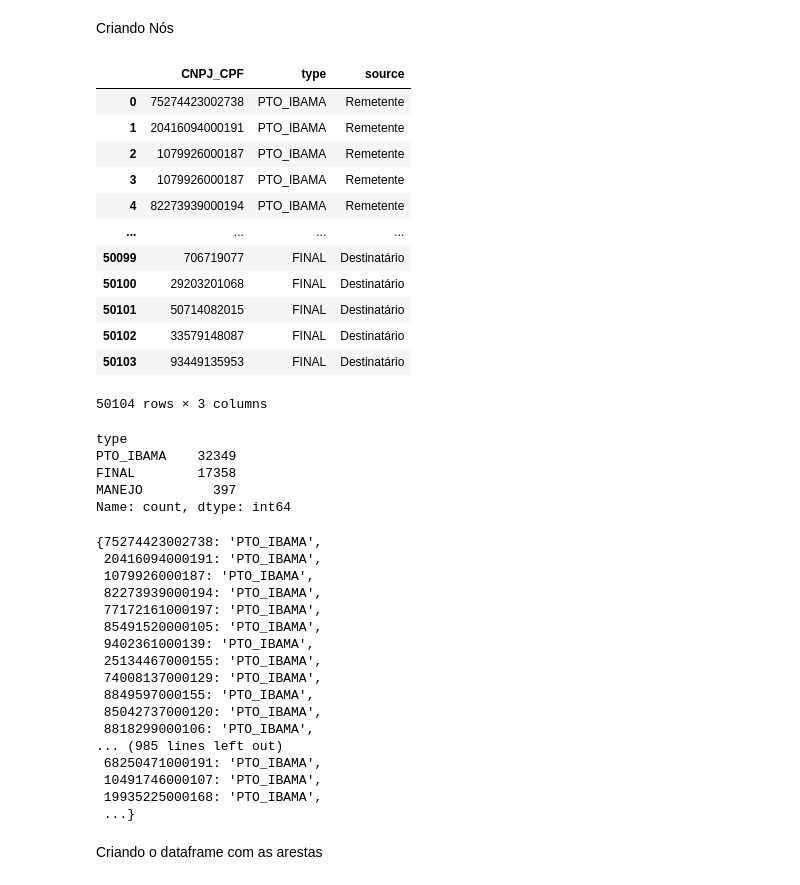
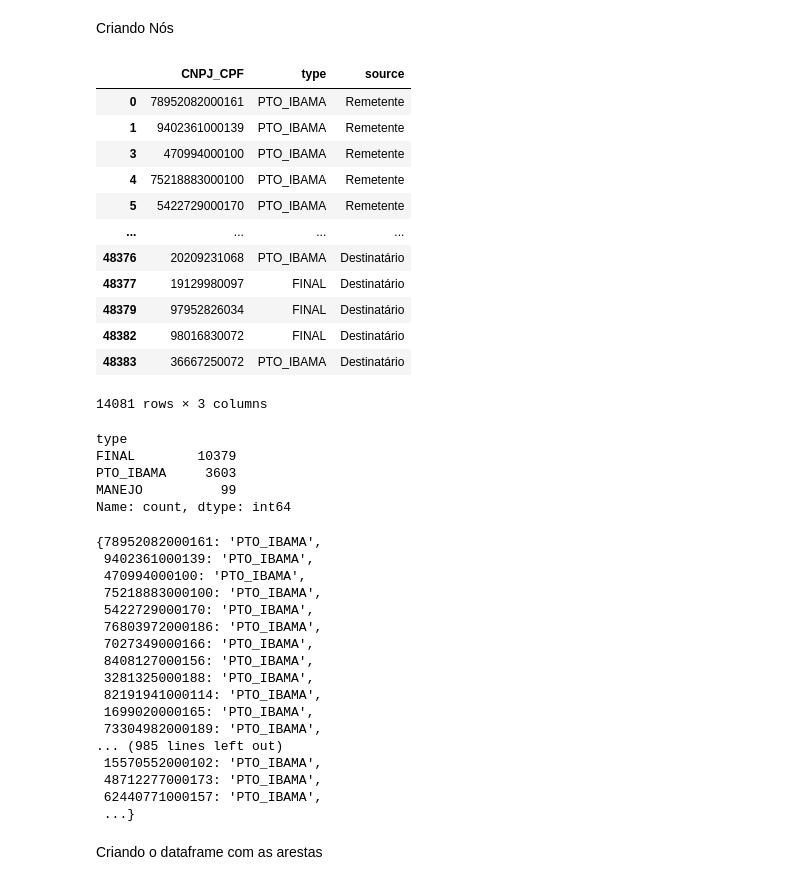
Before and after one commit to mistercapote/atividade_madeireira, a Jupyter notebook: src/example.ipynb, the cells around one changed output. Cells and saved outputs as stored; diff of their text form; code cells hidden in the pictures.

```diff
--- a/src/example.ipynb
+++ b/src/example.ipynb
@@ -212,38 +212,48 @@ transportes_junho[['CPF_CNPJ_Rem', 'CPF_CNPJ_Des','TpRem', 'TpDes' ]]
 # %% [markdown]
 Criando Nós
+# %%
+transportes_julho = pd.read_csv('../data/df_07.csv')
+transportes_agosto = pd.read_csv('../data/df_08.csv')
+transportes_setembro = pd.read_csv('../data/df_09.csv')
+transportes_outubro= pd.read_csv('../data/df_10.csv')
+transportes_novembro = pd.read_csv('../data/df_11.csv')
+transportes_dezembro = pd.read_csv('../data/df_12.csv')
+
+# transporte_segundo_semestre= pd.concat([transportes_julho, transportes_agosto, transportes_setembro, transportes_outubro, transportes_novembro, transportes_dezembro], ignore_index=True)
+transporte_segundo_semestre = pd.read_csv('../data/df_07.csv')
 # %%
-rem_df = transportes_junho[['CPF_CNPJ_Rem', 'TpRem']].rename(columns={'CPF_CNPJ_Rem': 'CNPJ_CPF', 'TpRem': 'type'})
+rem_df = transporte_segundo_semestre[['CPF_CNPJ_Rem', 'TpRem']].rename(columns={'CPF_CNPJ_Rem': 'CNPJ_CPF', 'TpRem': 'type'})
 rem_df['source'] = 'Remetente'
 
 # Criar DataFrame para CPF_CNPJ_Des e TpDes
-des_df = transportes_junho[['CPF_CNPJ_Des', 'TpDes']].rename(columns={'CPF_CNPJ_Des': 'CNPJ_CPF', 'TpDes': 'type'})
+des_df = transporte_segundo_semestre[['CPF_CNPJ_Des', 'TpDes']].rename(columns={'CPF_CNPJ_Des': 'CNPJ_CPF', 'TpDes': 'type'})
 des_df['source'] = 'Destinatário'
 
 # Concatenar ambos os DataFrames
 node_df= pd.concat([rem_df, des_df], ignore_index=True)
-node_df.drop_duplicates('CNPJ_CPF')
+node_df = node_df.drop_duplicates('CNPJ_CPF')
 node_df
 # %% [output]
 |  | CNPJ_CPF | type | source |
-| 0 | 75274423002738 | PTO_IBAMA | Remetente |
-| 1 | 20416094000191 | PTO_IBAMA | Remetente |
-| 2 | 1079926000187 | PTO_IBAMA | Remetente |
-| 3 | 1079926000187 | PTO_IBAMA | Remetente |
-| 4 | 82273939000194 | PTO_IBAMA | Remetente |
+| 0 | 78952082000161 | PTO_IBAMA | Remetente |
+| 1 | 9402361000139 | PTO_IBAMA | Remetente |
+| 3 | 470994000100 | PTO_IBAMA | Remetente |
+| 4 | 75218883000100 | PTO_IBAMA | Remetente |
+| 5 | 5422729000170 | PTO_IBAMA | Remetente |
 | ... | ... | ... | ... |
-| 50099 | 706719077 | FINAL | Destinatário |
-| 50100 | 29203201068 | FINAL | Destinatário |
-| 50101 | 50714082015 | FINAL | Destinatário |
-| 50102 | 33579148087 | FINAL | Destinatário |
-| 50103 | 93449135953 | FINAL | Destinatário |
+| 48376 | 20209231068 | PTO_IBAMA | Destinatário |
+| 48377 | 19129980097 | FINAL | Destinatário |
+| 48379 | 97952826034 | FINAL | Destinatário |
+| 48382 | 98016830072 | FINAL | Destinatário |
+| 48383 | 36667250072 | PTO_IBAMA | Destinatário |
-50104 rows × 3 columns
+14081 rows × 3 columns
 # %%
 node_df['type'].value_counts()
 # %% [output]
 type
-PTO_IBAMA    32349
-FINAL        17358
-MANEJO         397
+FINAL        10379
+PTO_IBAMA     3603
+MANEJO          99
 Name: count, dtype: int64
 # %%
 # reading nodes and creating a dict for easy use
@@ -252,24 +262,25 @@ emp_type = {}
 
 for i,node in node_df.iterrows():
   emp_type[node['CNPJ_CPF']] = node['type']
+
 emp_type
 # %% [output]
-{75274423002738: 'PTO_IBAMA',
- 20416094000191: 'PTO_IBAMA',
- 1079926000187: 'PTO_IBAMA',
- 82273939000194: 'PTO_IBAMA',
- 77172161000197: 'PTO_IBAMA',
- 85491520000105: 'PTO_IBAMA',
+{78952082000161: 'PTO_IBAMA',
  9402361000139: 'PTO_IBAMA',
- 25134467000155: 'PTO_IBAMA',
- 74008137000129: 'PTO_IBAMA',
- 8849597000155: 'PTO_IBAMA',
- 85042737000120: 'PTO_IBAMA',
- 8818299000106: 'PTO_IBAMA',
+ 470994000100: 'PTO_IBAMA',
+ 75218883000100: 'PTO_IBAMA',
+ 5422729000170: 'PTO_IBAMA',
+ 76803972000186: 'PTO_IBAMA',
+ 7027349000166: 'PTO_IBAMA',
+ 8408127000156: 'PTO_IBAMA',
+ 3281325000188: 'PTO_IBAMA',
+ 82191941000114: 'PTO_IBAMA',
+ 1699020000165: 'PTO_IBAMA',
+ 73304982000189: 'PTO_IBAMA',
 ... (985 lines left out)
- 68250471000191: 'PTO_IBAMA',
- 10491746000107: 'PTO_IBAMA',
- 19935225000168: 'PTO_IBAMA',
+ 15570552000102: 'PTO_IBAMA',
+ 48712277000173: 'PTO_IBAMA',
+ 62440771000157: 'PTO_IBAMA',
  ...}
 # %% [markdown]
 Criando o dataframe com as arestas
```
Also changed, not shown: parts of 22 cells of this notebook, 3 other files.
